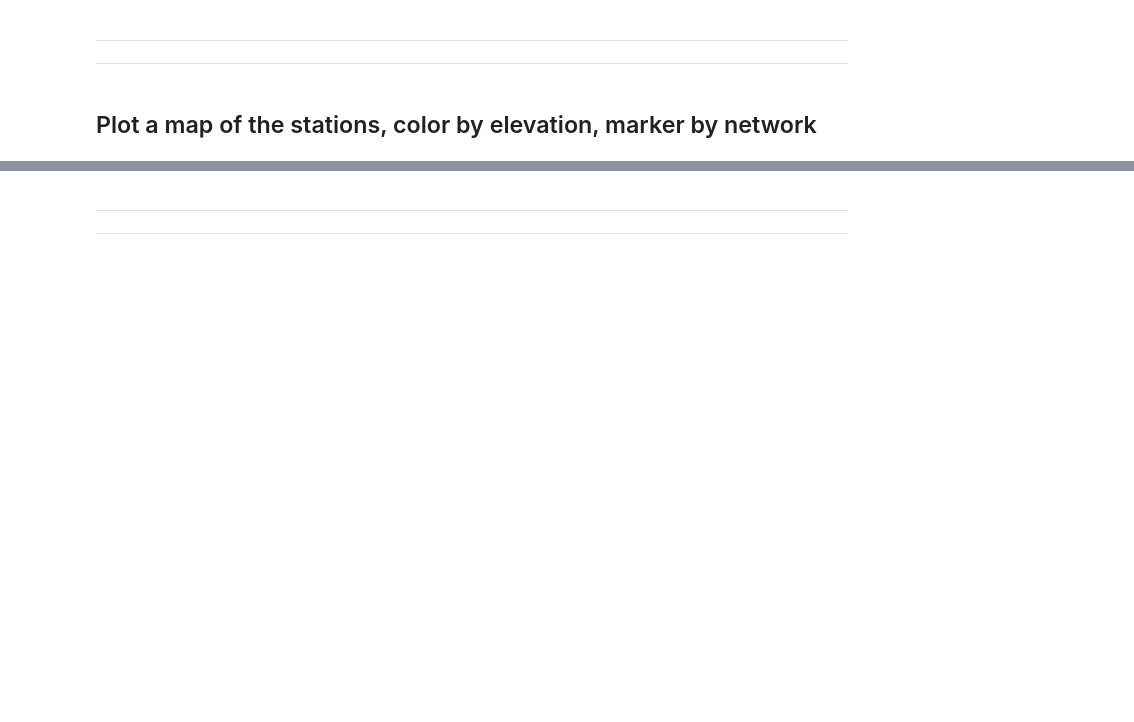
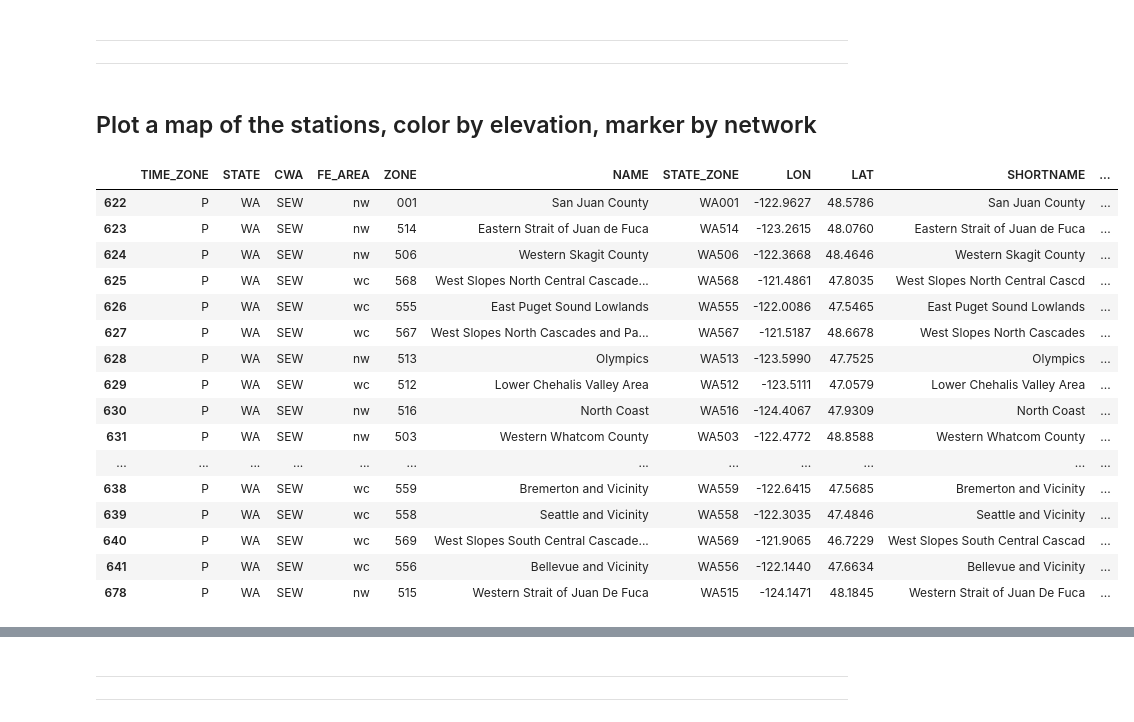
Before and after one commit to m-wessler/nbm-verify, a Jupyter notebook: notebooks/multi_station_1Dqpf.ipynb, the cells around one changed output, grey strips where cells are left out. Cells and saved outputs as stored; diff of their text form; code cells hidden in the pictures; blank space fills up the shorter version.

```diff
--- a/notebooks/multi_station_1Dqpf.ipynb
+++ b/notebooks/multi_station_1Dqpf.ipynb
@@ -111,0 +126,33 @@ for stid in meta.index:
+# %%
+import geopandas as gpd
+from glob import glob
+
+geodir = '../forecast-zones/'
+zones_shapefile = glob(geodir + '*.shp')[0]
+
+# Read the shapefile
+zones = gpd.read_file(zones_shapefile)
+# Prune to Western Region using TZ
+zones = zones.set_index('TIME_ZONE').loc[['M', 'Mm', 'm', 'MP', 'P']].reset_index()
+zones = zones[zones['CWA'] == cwa]
+
+# zones.to_file(geodir + 'forecast-zones.json', driver = 'GeoJSON')
+zones
+# %% [output]
+|  | TIME_ZONE | STATE | CWA | FE_AREA | ZONE | NAME | STATE_ZONE | LON | LAT | SHORTNAME | ... |
+| 622 | P | WA | SEW | nw | 001 | San Juan County | WA001 | -122.9627 | 48.5786 | San Juan County | ... |
+| 623 | P | WA | SEW | nw | 514 | Eastern Strait of Juan de Fuca | WA514 | -123.2615 | 48.0760 | Eastern Strait of Juan de Fuca | ... |
+| 624 | P | WA | SEW | nw | 506 | Western Skagit County | WA506 | -122.3668 | 48.4646 | Western Skagit County | ... |
+| 625 | P | WA | SEW | wc | 568 | West Slopes North Central Cascade... | WA568 | -121.4861 | 47.8035 | West Slopes North Central Cascd | ... |
+| 626 | P | WA | SEW | wc | 555 | East Puget Sound Lowlands | WA555 | -122.0086 | 47.5465 | East Puget Sound Lowlands | ... |
+| 627 | P | WA | SEW | wc | 567 | West Slopes North Cascades and Pa... | WA567 | -121.5187 | 48.6678 | West Slopes North Cascades | ... |
+| 628 | P | WA | SEW | nw | 513 | Olympics | WA513 | -123.5990 | 47.7525 | Olympics | ... |
+| 629 | P | WA | SEW | wc | 512 | Lower Chehalis Valley Area | WA512 | -123.5111 | 47.0579 | Lower Chehalis Valley Area | ... |
+| 630 | P | WA | SEW | nw | 516 | North Coast | WA516 | -124.4067 | 47.9309 | North Coast | ... |
+| 631 | P | WA | SEW | nw | 503 | Western Whatcom County | WA503 | -122.4772 | 48.8588 | Western Whatcom County | ... |
+| ... | ... | ... | ... | ... | ... | ... | ... | ... | ... | ... | ... |
+| 638 | P | WA | SEW | wc | 559 | Bremerton and Vicinity | WA559 | -122.6415 | 47.5685 | Bremerton and Vicinity | ... |
+| 639 | P | WA | SEW | wc | 558 | Seattle and Vicinity | WA558 | -122.3035 | 47.4846 | Seattle and Vicinity | ... |
+| 640 | P | WA | SEW | wc | 569 | West Slopes South Central Cascade... | WA569 | -121.9065 | 46.7229 | West Slopes South Central Cascad | ... |
+| 641 | P | WA | SEW | wc | 556 | Bellevue and Vicinity | WA556 | -122.1440 | 47.6634 | Bellevue and Vicinity | ... |
+| 678 | P | WA | SEW | nw | 515 | Western Strait of Juan De Fuca | WA515 | -124.1471 | 48.1845 | Western Strait of Juan De Fuca | ... |
```
Also changed, not shown: parts of 8 cells of this notebook.
